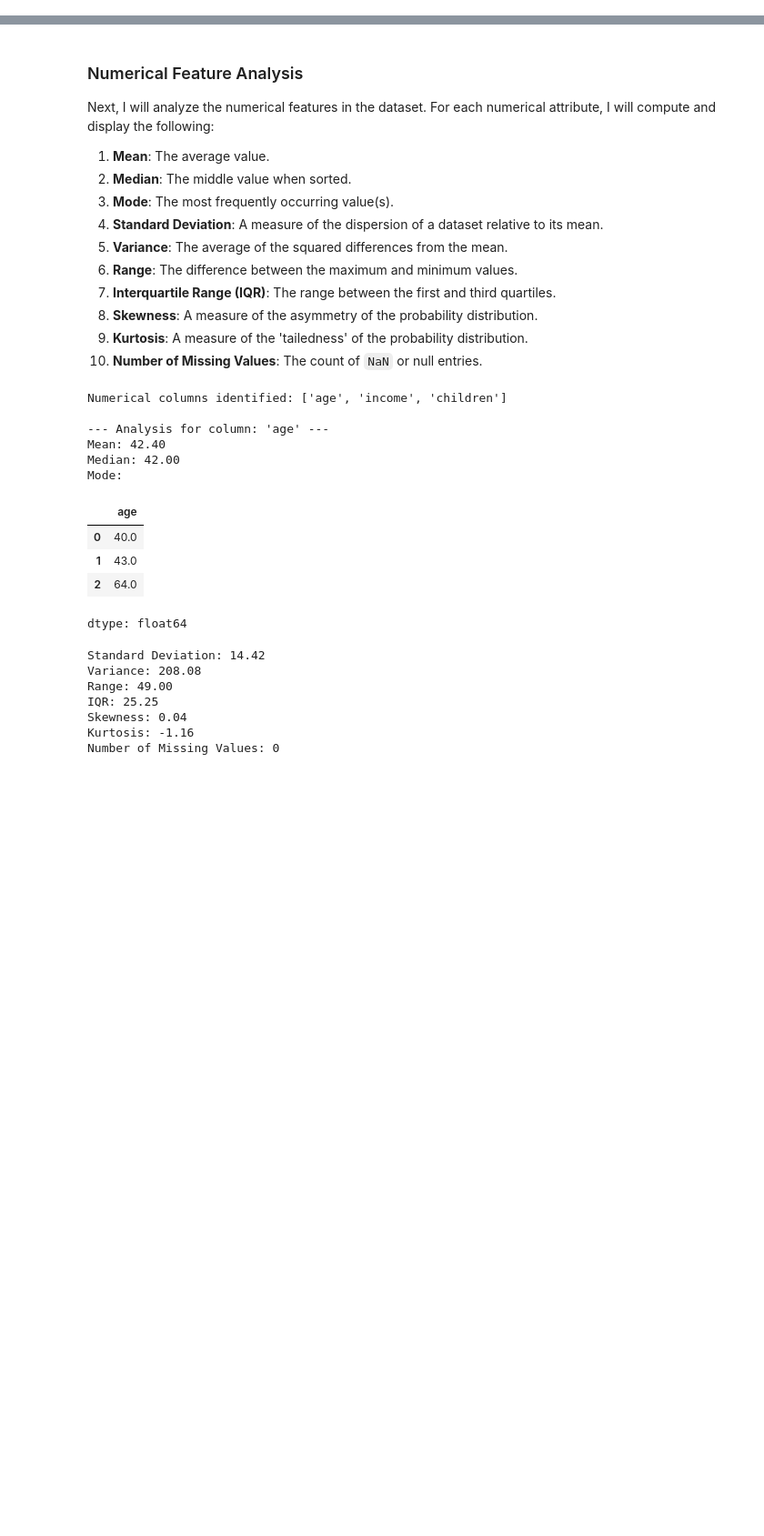
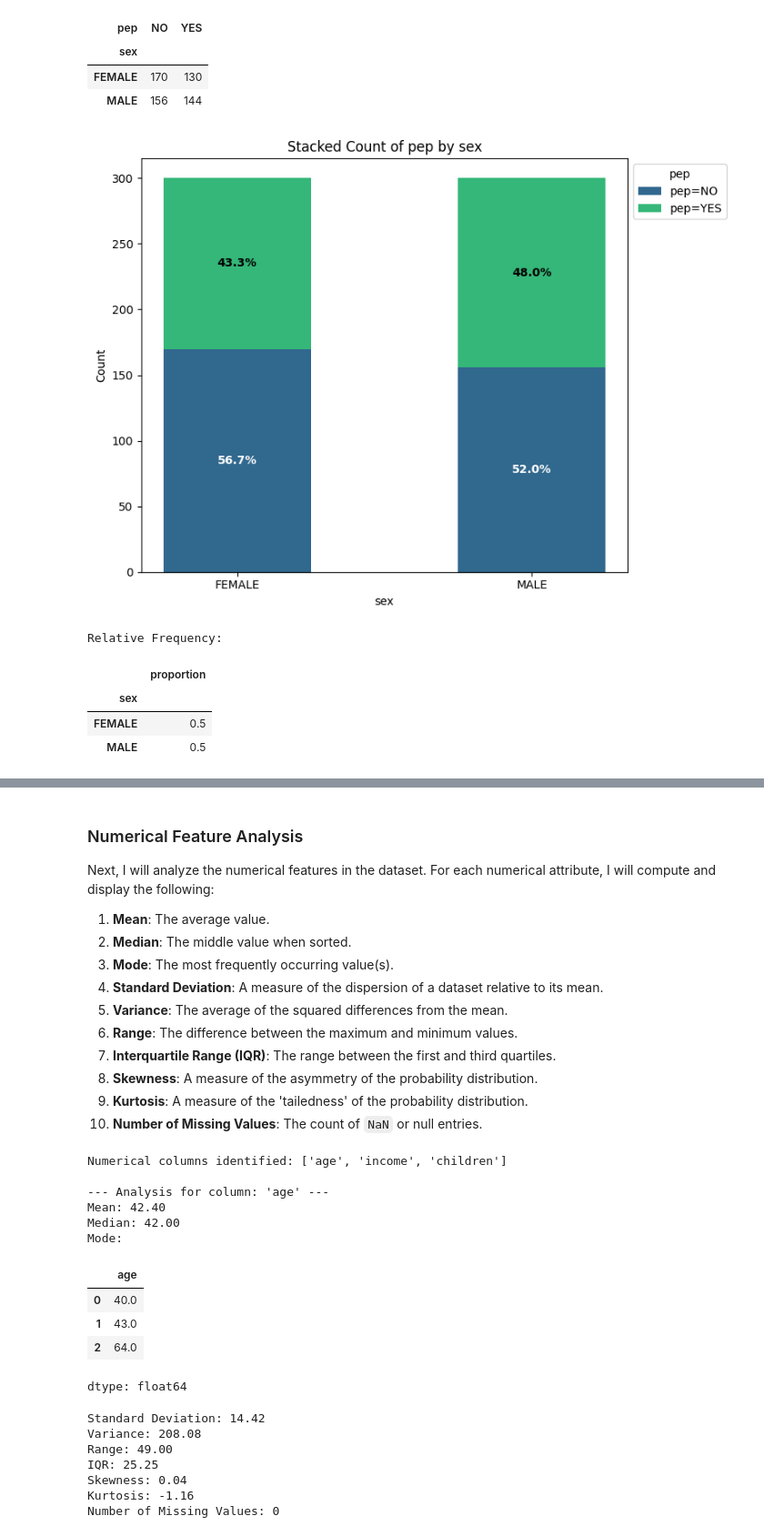
Before and after one commit to matteogolfarelli/DataCentricAI, a Jupyter notebook: Data Understanding/Statistical_Summary - Univariate.ipynb, the cells around one changed output, grey strips where cells are left out. Shown at 91% size. Saved outputs shown, nothing was run; the diff lists cells and outputs as text; code cells hidden in the pictures; blank space fills up the shorter version.

```diff
--- a/Data Understanding/Statistical_Summary - Univariate.ipynb
+++ b/Data Understanding/Statistical_Summary - Univariate.ipynb
@@ -170,0 +65,70 @@ Frequency Count:
+# %%
+import matplotlib.pyplot as plt
+import seaborn as sns
+import pandas as pd
+
+# Identify categorical columns (excluding 'id' and the target column 'pep')
+categorical_cols = [col for col in df.select_dtypes(include=['object']).columns if col not in ['id', 'pep']]
+target_col = 'pep'
+
+print(f"Categorical features: {categorical_cols}")
+print(f"Target class for stacking: {target_col}")
+
+for col in categorical_cols:
+    print(f"\n--- Analysis and Stacked Distribution for: '{col}' relative to '{target_col}' ---")
+
+    # 1. Frequency Count (Crosstab)
+    crosstab_df = pd.crosstab(df[col], df[target_col])
+    print("Frequency Contingency Table (Counts):")
+    display(crosstab_df)
+
+    # 2. Stacked Bar Chart with Counts on Y-Axis and Percentage Labels
+    fig, ax = plt.subplots(figsize=(8, 6))
+    categories = crosstab_df.index
+    bottom = pd.Series(0.0, index=categories)
+    colors = sns.color_palette('viridis', n_colors=len(crosstab_df.columns))
+
+    # Total count for each attribute value to calculate percentages
+    totals = crosstab_df.sum(axis=1)
+
+    # Plot stacked segments for each class value of the target
+    for idx, target_val in enumerate(crosstab_df.columns):
+        count_values = crosstab_df[target_val]
+        ax.bar(categories, count_values, bottom=bottom, label=f"{target_col}={target_val}", color=colors[idx], width=0.5)
+
+        # Annotate each segment with its percentage of the subtotal
+        for cat in categories:
+            count = count_values[cat]
+            subtotal = totals[cat]
+            if count > 0 and subtotal > 0:
+                pct = (count / subtotal) * 100
+                ax.text(cat, bottom[cat] + count/2, f"{pct:.1f}%",
+                        ha='center', va='center', fontweight='bold',
+                        color='white' if idx == 0 else 'black')
+        bottom += count_values
+
+    plt.title(f'Stacked Count of {target_col} by {col}')
+    plt.xlabel(col)
+    plt.ylabel('Count')
+    plt.legend(title=target_col, loc='upper left', bbox_to_anchor=(1, 1))
+    plt.tight_layout()
+    plt.show()
+
+    # 3. Relative Frequency
+    relative_freq = df[col].value_counts(normalize=True)
+    print("Relative Frequency:")
+    display(relative_freq)
+
+    # 4. Mode of the feature
+    mode_value = df[col].mode()
+    print("Mode:")
+    display(mode_value)
+
+    # 5. Number of Unique Values
+    num_unique = df[col].nunique()
+    print(f"Number of Unique Values: {num_unique}")
+
+    # 6. Number of Missing Values
+    missing_values = df[col].isnull().sum()
+    print(f"Number of Missing Values: {missing_values}")
+# %% [output]
@@ -170,0 +140,10 @@ Frequency Count:
+| pep | NO | YES |
+| sex |  |  |
+| FEMALE | 170 | 130 |
+| MALE | 156 | 144 |
+[figure, added]
+Relative Frequency:
+|  | proportion |
+| sex |  |
+| FEMALE | 0.5 |
+| MALE | 0.5 |
```
Also changed, not shown: parts of 4 cells of this notebook.
